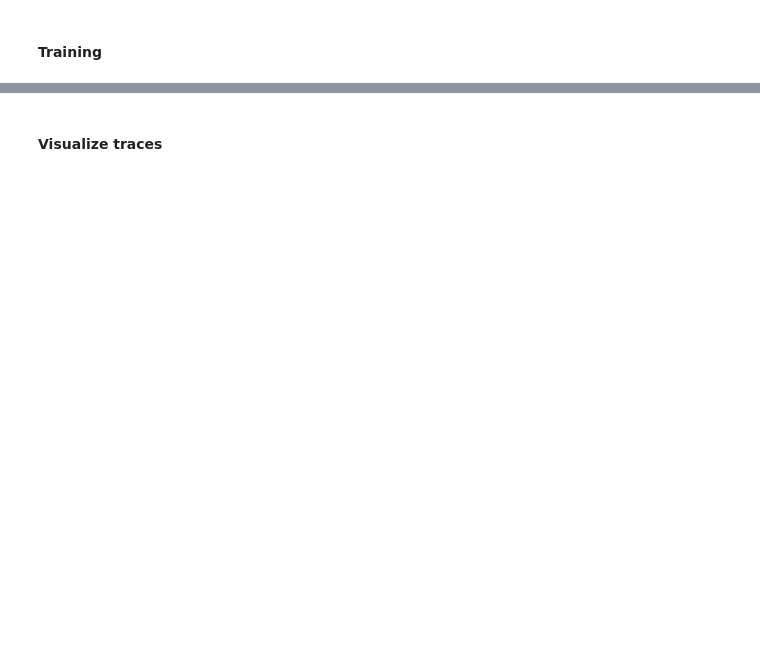
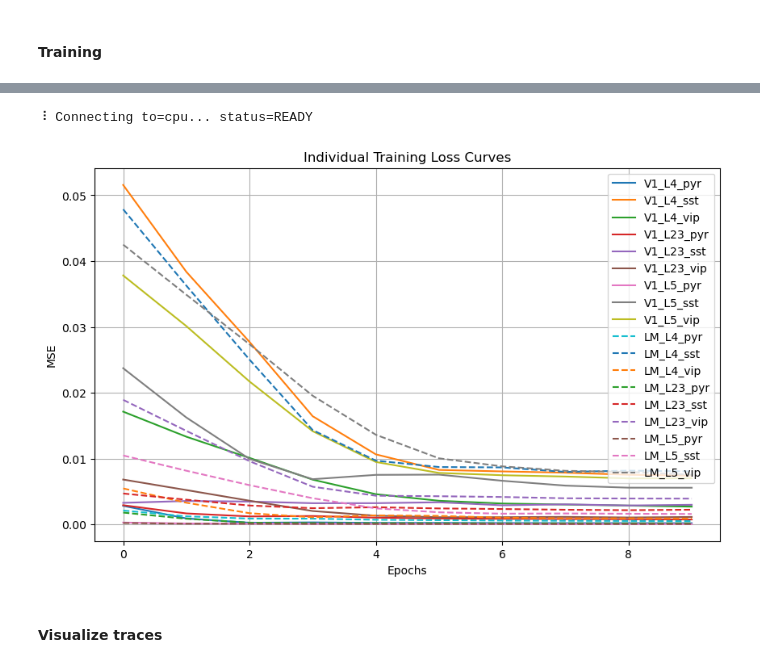
Before and after one commit to yasithdev/biologicalRNNs, a Jupyter notebook: demo-celltypeRNN.ipynb, the cells around one changed output, grey strips where cells are left out. Saved outputs shown, nothing was run; the diff lists cells and outputs as text; code cells hidden in the pictures; blank space fills up the shorter version.

```diff
--- a/demo-celltypeRNN.ipynb
+++ b/demo-celltypeRNN.ipynb
@@ -481,2 +631,4 @@ plt.title('Initial Weights')
 # %% [markdown]
 #### Test data pass
+# %%
+train_loader = {}
@@ -482,0 +637,3 @@ plt.title('Initial Weights')
+# %%
+for cntr in range(nRuns):
+    train_loader[cntr] = makeTensorLoaders((stacked_train_set, stacked_test_set), batch_size, shuffle=True)
@@ -495,9 +654,9 @@ for inputs, targets in train_loader[cntr]:
     else:
         inputs, targets = inputs.float(), targets.float()
         inputs = inputs.permute(0,2,1)
-        targets_f = torch.dstack((torch.squeeze(targets)[:,:,0],torch.squeeze(targets)[:,:,1],torch.squeeze(targets)[:,:,2,:],
-                                  torch.squeeze(targets)[:,:,3],torch.squeeze(targets)[:,:,4],torch.squeeze(targets)[:,:,5,:],
-                                  torch.squeeze(targets)[:,:,6],torch.squeeze(targets)[:,:,7],torch.squeeze(targets)[:,:,8,:],
-                                  torch.squeeze(targets)[:,:,9],torch.squeeze(targets)[:,:,10],torch.squeeze(targets)[:,:,11,:],
-                                  torch.squeeze(targets)[:,:,12],torch.squeeze(targets)[:,:,13],torch.squeeze(targets)[:,:,14,:],
-                                  torch.squeeze(targets)[:,:,15],torch.squeeze(targets)[:,:,16],torch.squeeze(targets)[:,:,17,:]))
+        targets_f = torch.dstack((torch.squeeze(targets)[:,:,0],torch.squeeze(targets)[:,:,1],torch.squeeze(targets)[:,:,2],
+                                  torch.squeeze(targets)[:,:,3],torch.squeeze(targets)[:,:,4],torch.squeeze(targets)[:,:,5],
+                                  torch.squeeze(targets)[:,:,6],torch.squeeze(targets)[:,:,7],torch.squeeze(targets)[:,:,8],
+                                  torch.squeeze(targets)[:,:,9],torch.squeeze(targets)[:,:,10],torch.squeeze(targets)[:,:,11],
+                                  torch.squeeze(targets)[:,:,12],torch.squeeze(targets)[:,:,13],torch.squeeze(targets)[:,:,14],
+                                  torch.squeeze(targets)[:,:,15],torch.squeeze(targets)[:,:,16],torch.squeeze(targets)[:,:,17]))
@@ -562,7 +729,8 @@ for cntr in range(nRuns):
             w = model[cntr].rnn.weight_hh_l0.detach().cpu().numpy()
             mask = generate_mask(w, index_ranges, signs)
             wm = w*mask
-            model[cntr].rnn.weight_hh_l0.data = torch.from_numpy(wm).float().cuda()
+            # model[cntr].rnn.weight_hh_l0.data = torch.from_numpy(wm).float().cuda()
+            model[cntr].rnn.weight_hh_l0.data = torch.from_numpy(wm).float()
 
         if train_loss< train_loss_min:
 
@@ -586,21 +758,24 @@ for cntr in range(nRuns):
 # %%
-run = 3
+run = 0 # 3
 
 # Plotting
 plt.figure(figsize=(10, 6))
 plt.title('Individual Training Loss Curves')
 plt.xlabel('Epochs')
 plt.ylabel('MSE')
 
 for ii in range(n_cell_types):
     if ii < np.round(n_cell_types//2):
         plt.plot(train_losses_celltype[run,ii],'-',label=label_arr[ii])
     else:
         plt.plot(train_losses_celltype[run,ii],'--',label=label_arr[ii])
 
 plt.legend()
 plt.grid(True)
 plt.show()
+# %% [output]
+⠸ Connecting to=cpu... status=READY
+[figure, added]
 # %% [markdown]
 #### Visualize traces
 # %%
```
Also changed, not shown: parts of 111 cells of this notebook, 1 other file.
